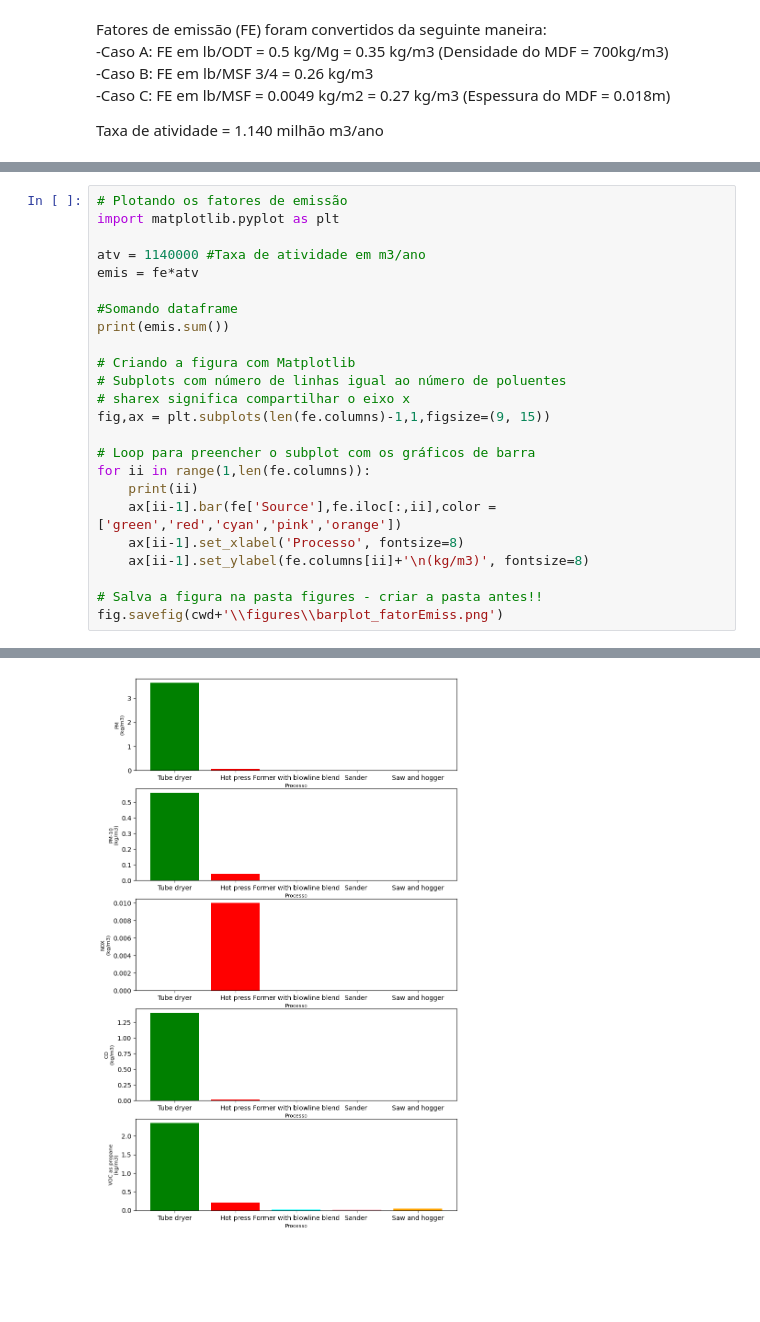
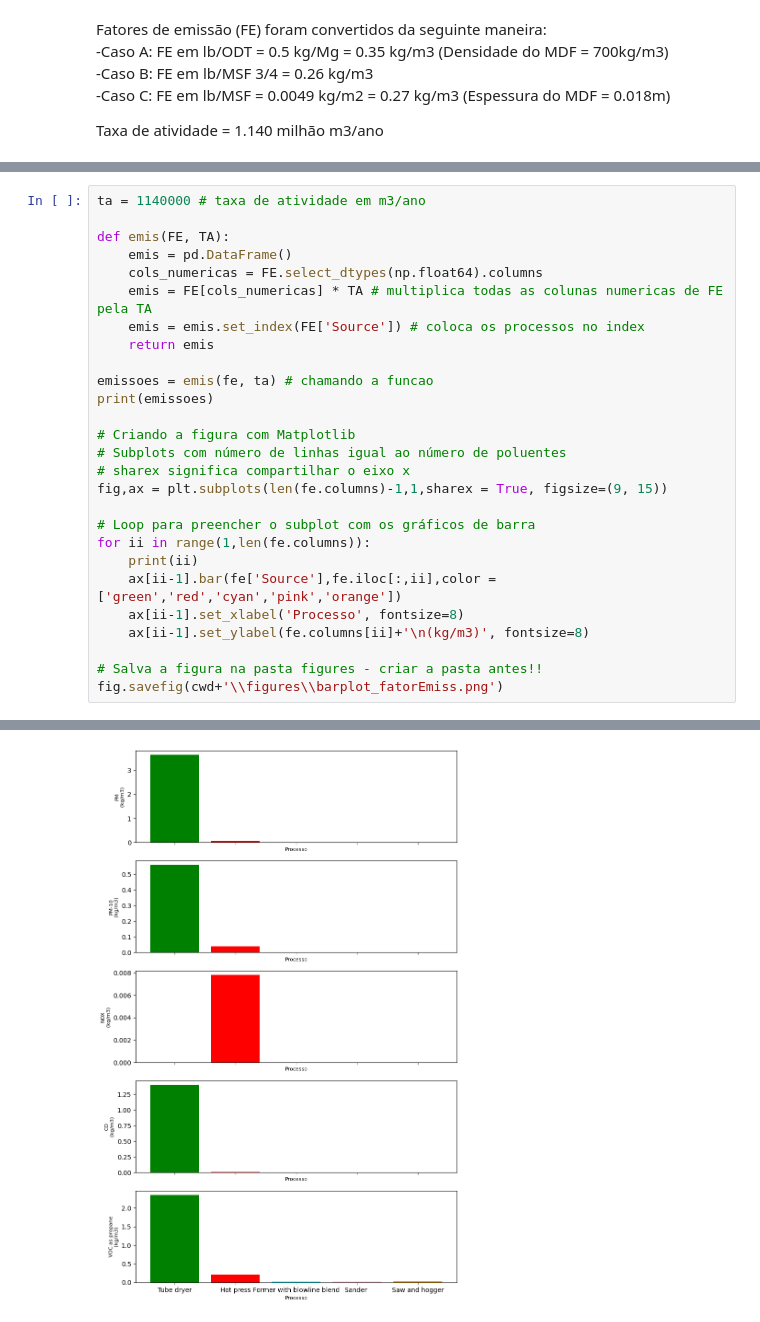
Before and after one commit to Suelensilva22/ENS5173_202401, a Jupyter notebook: Atividade01_01.ipynb, the cells around one changed output, grey strips where cells are left out. Cells and saved outputs as stored; diff of their text form; blank space fills up the shorter version.

```diff
--- a/Atividade01_01.ipynb
+++ b/Atividade01_01.ipynb
@@ -48,17 +52,20 @@ chp_10_3_6.csv
 # %%
-# Plotando os fatores de emissão
-import matplotlib.pyplot as plt
+ta = 1140000 # taxa de atividade em m3/ano
 
-atv = 1140000 #Taxa de atividade em m3/ano
-emis = fe*atv
+def emis(FE, TA):
+    emis = pd.DataFrame()
+    cols_numericas = FE.select_dtypes(np.float64).columns
+    emis = FE[cols_numericas] * TA # multiplica todas as colunas numericas de FE pela TA
+    emis = emis.set_index(FE['Source']) # coloca os processos no index
+    return emis
 
-#Somando dataframe
-print(emis.sum())
+emissoes = emis(fe, ta) # chamando a funcao
+print(emissoes)
 
 # Criando a figura com Matplotlib
 # Subplots com número de linhas igual ao número de poluentes
 # sharex significa compartilhar o eixo x
-fig,ax = plt.subplots(len(fe.columns)-1,1,figsize=(9, 15))
+fig,ax = plt.subplots(len(fe.columns)-1,1,sharex = True, figsize=(9, 15))
 
 # Loop para preencher o subplot com os gráficos de barra
 for ii in range(1,len(fe.columns)):
@@ -80,6 +95,6 @@ dtype: object
 1
 2
 3
 4
 5
-[figure, old version]
+[figure, new version]
```
Also changed, not shown: parts of 21 cells of this notebook.
